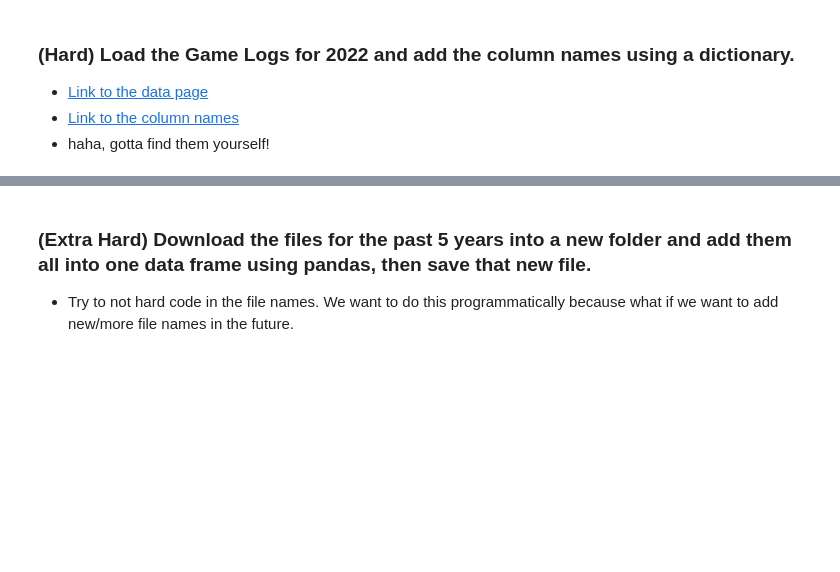
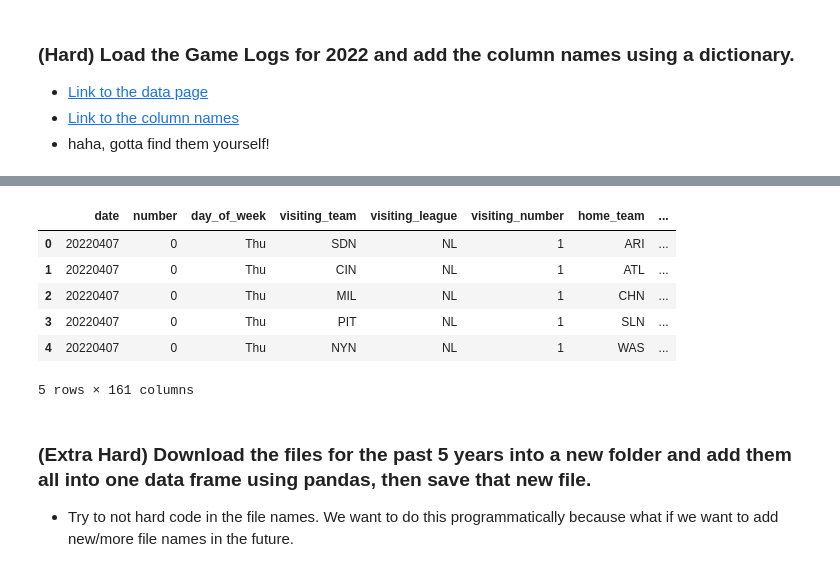
Before and after one commit to luna-miguel/my-fork-2024-DS-Tue, a Jupyter notebook: Week-01-Pandas/Exercise-ML.ipynb, the cells around one changed output, grey strips where cells are left out. Drawn from its saved outputs; the diff is of its cells as text; code cells hidden in the pictures; blank space fills up the shorter version.

```diff
--- a/Week-01-Pandas/Exercise-ML.ipynb
+++ b/Week-01-Pandas/Exercise-ML.ipynb
@@ -330,3 +572,16 @@ Every question below this cell is extra credit and optional.
+# %%
+my_dict = {i : flat_list[i] for i in range(0, len(flat_list))}
+df = df.rename(columns=my_dict)
+
+df.head()
+# %% [output]
+|  | date | number | day_of_week | visiting_team | visiting_league | visiting_number | home_team | ... |
+| 0 | 20220407 | 0 | Thu | SDN | NL | 1 | ARI | ... |
+| 1 | 20220407 | 0 | Thu | CIN | NL | 1 | ATL | ... |
+| 2 | 20220407 | 0 | Thu | MIL | NL | 1 | CHN | ... |
+| 3 | 20220407 | 0 | Thu | PIT | NL | 1 | SLN | ... |
+| 4 | 20220407 | 0 | Thu | NYN | NL | 1 | WAS | ... |
+5 rows × 161 columns
 # %% [markdown]
 ### (Extra Hard) Download the files for the past 5 years into a new folder and add them all into one data frame using pandas, then save that new file.
 * Try to not hard code in the file names. We want to do this programmatically because what if we want to add new/more file names in the future.
```
Also changed, not shown: parts of 16 cells of this notebook.
